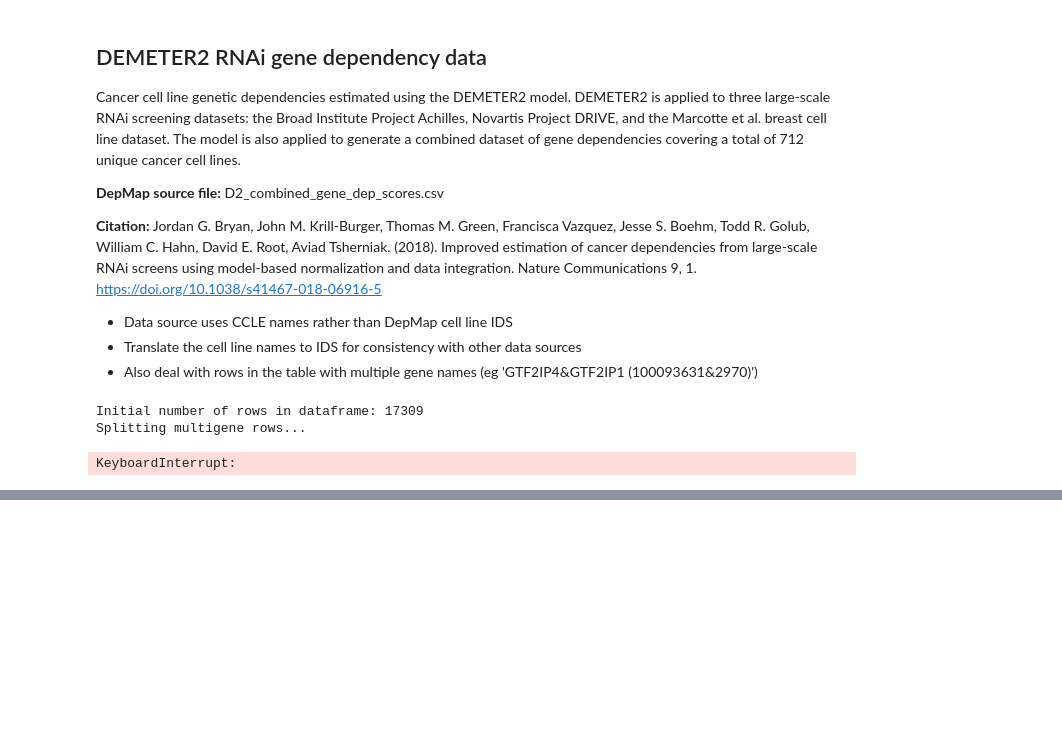
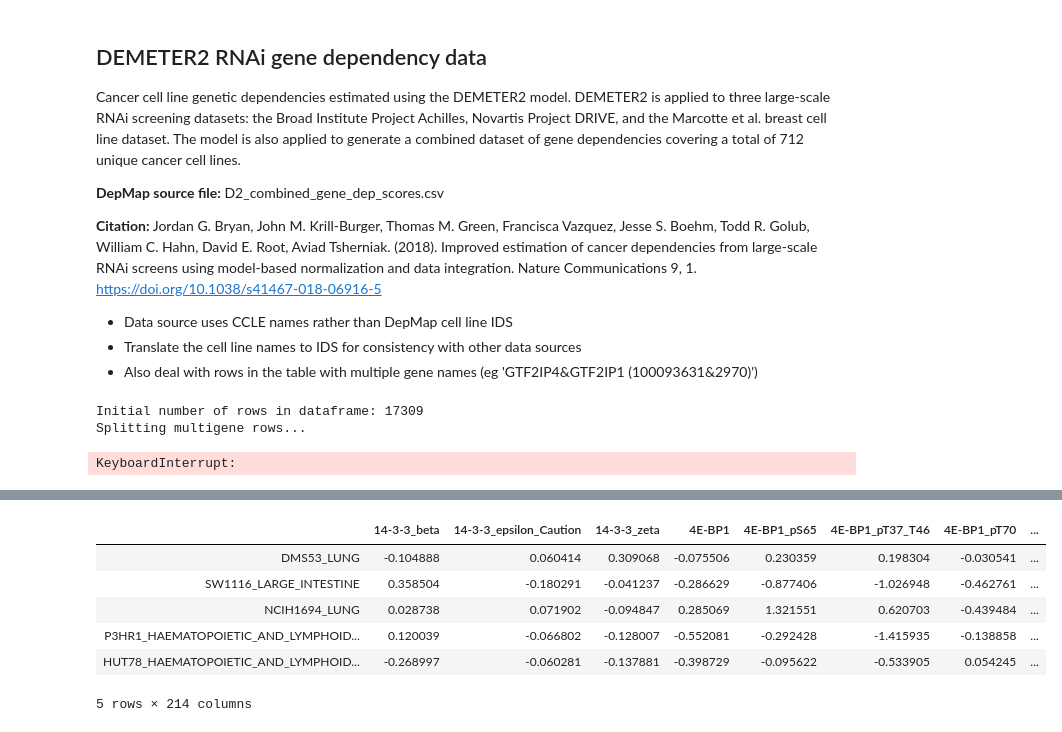
Before and after one commit to mckays630/depmap, a Jupyter notebook: analysis/analysis_details.ipynb, the cells around one changed output, grey strips where cells are left out. Drawn from its saved outputs; the diff is of its cells as text; code cells hidden in the pictures; blank space fills up the shorter version.

```diff
--- a/analysis/analysis_details.ipynb
+++ b/analysis/analysis_details.ipynb
@@ -10,6 +10,7 @@ class A(object):
     data = {}
     url = {}
     url['expression'] = 'https://ndownloader.figshare.com/files/16757690'
+    url['protein'] = 'https://depmap.org/portal/download/api/download/external?file_name=ccle%2Fccle_2019%2FCCLE_RPPA_20181003.csv'
     url['sample_info'] = 'https://ndownloader.figshare.com/files/16757723'
     url['copy_number'] = 'https://ndownloader.figshare.com/files/17857886'
     url['mutations'] = 'https://ndownloader.figshare.com/files/16757702'
@@ -476,0 +680,11 @@ len(genes)
+# %%
+prot = get_data('protein')
+prot.head()
+# %% [output]
+|  | 14-3-3_beta | 14-3-3_epsilon_Caution | 14-3-3_zeta | 4E-BP1 | 4E-BP1_pS65 | 4E-BP1_pT37_T46 | 4E-BP1_pT70 | ... |
+| DMS53_LUNG | -0.104888 | 0.060414 | 0.309068 | -0.075506 | 0.230359 | 0.198304 | -0.030541 | ... |
+| SW1116_LARGE_INTESTINE | 0.358504 | -0.180291 | -0.041237 | -0.286629 | -0.877406 | -1.026948 | -0.462761 | ... |
+| NCIH1694_LUNG | 0.028738 | 0.071902 | -0.094847 | 0.285069 | 1.321551 | 0.620703 | -0.439484 | ... |
+| P3HR1_HAEMATOPOIETIC_AND_LYMPHOID... | 0.120039 | -0.066802 | -0.128007 | -0.552081 | -0.292428 | -1.415935 | -0.138858 | ... |
+| HUT78_HAEMATOPOIETIC_AND_LYMPHOID... | -0.268997 | -0.060281 | -0.137881 | -0.398729 | -0.095622 | -0.533905 | 0.054245 | ... |
+5 rows × 214 columns
```
Also changed, not shown: parts of 8 cells of this notebook, 2 other files.
